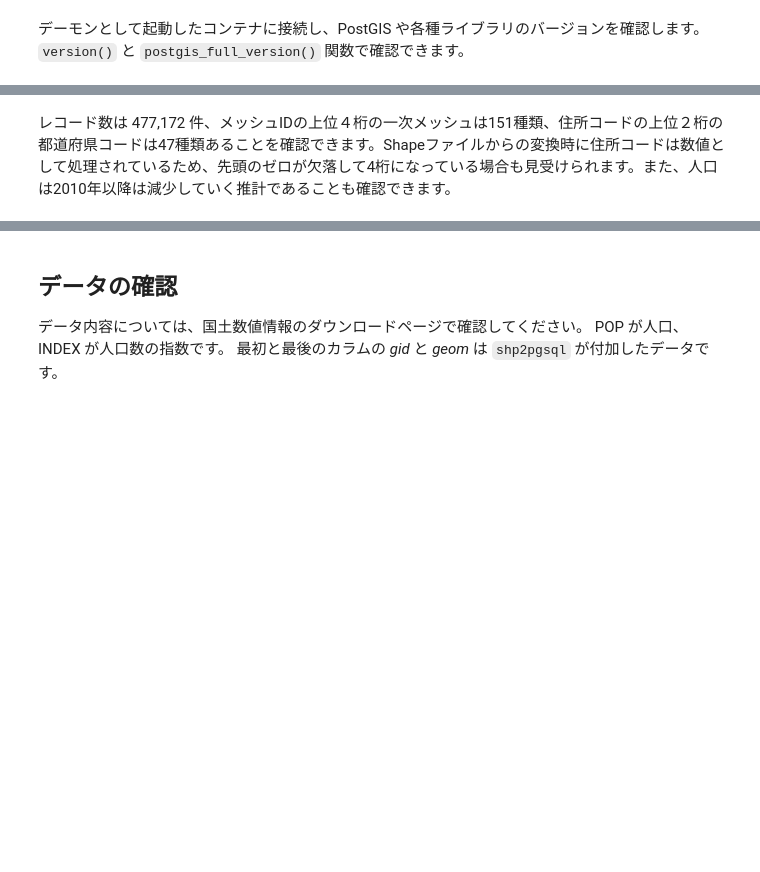
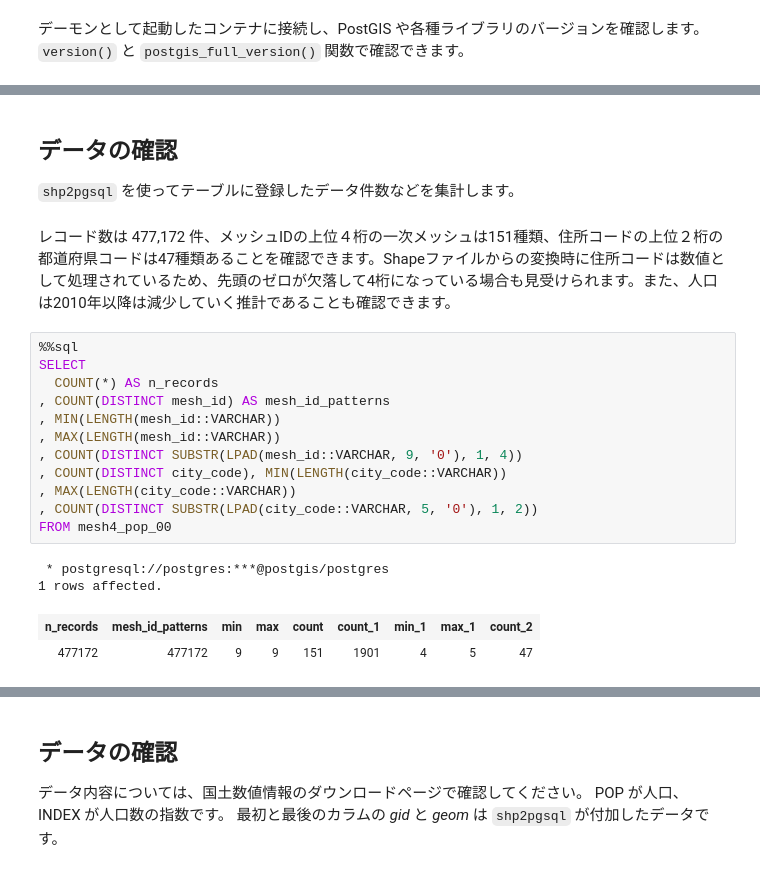
Before and after one commit to skitazaki/sandbox, a Jupyter notebook: datasets/dataset-address-jp/population-mesh/convert-m500.ipynb, the cells around one changed output, grey strips where cells are left out. Saved outputs shown, nothing was run; the diff lists cells and outputs as text; blank space fills up the shorter version.

```diff
--- a/datasets/dataset-address-jp/population-mesh/convert-m500.ipynb
+++ b/datasets/dataset-address-jp/population-mesh/convert-m500.ipynb
@@ -122,2 +34,23 @@ cur.fetchone()
+# %% [markdown]
+## データの確認
+
+`shp2pgsql` を使ってテーブルに登録したデータ件数などを集計します。
 # %% [markdown]
 レコード数は 477,172 件、メッシュIDの上位４桁の一次メッシュは151種類、住所コードの上位２桁の都道府県コードは47種類あることを確認できます。Shapeファイルからの変換時に住所コードは数値として処理されているため、先頭のゼロが欠落して4桁になっている場合も見受けられます。また、人口は2010年以降は減少していく推計であることも確認できます。
+# %%
+%%sql
+SELECT
+  COUNT(*) AS n_records
+, COUNT(DISTINCT mesh_id) AS mesh_id_patterns
+, MIN(LENGTH(mesh_id::VARCHAR))
+, MAX(LENGTH(mesh_id::VARCHAR))
+, COUNT(DISTINCT SUBSTR(LPAD(mesh_id::VARCHAR, 9, '0'), 1, 4))
+, COUNT(DISTINCT city_code), MIN(LENGTH(city_code::VARCHAR))
+, MAX(LENGTH(city_code::VARCHAR))
+, COUNT(DISTINCT SUBSTR(LPAD(city_code::VARCHAR, 5, '0'), 1, 2))
+FROM mesh4_pop_00
+# %% [output]
+ * postgresql://postgres:***@postgis/postgres
+1 rows affected.
+| n_records | mesh_id_patterns | min | max | count | count_1 | min_1 | max_1 | count_2 |
+| 477172 | 477172 | 9 | 9 | 151 | 1901 | 4 | 5 | 47 |
```
Also changed, not shown: parts of 38 cells of this notebook, 6 other files.
